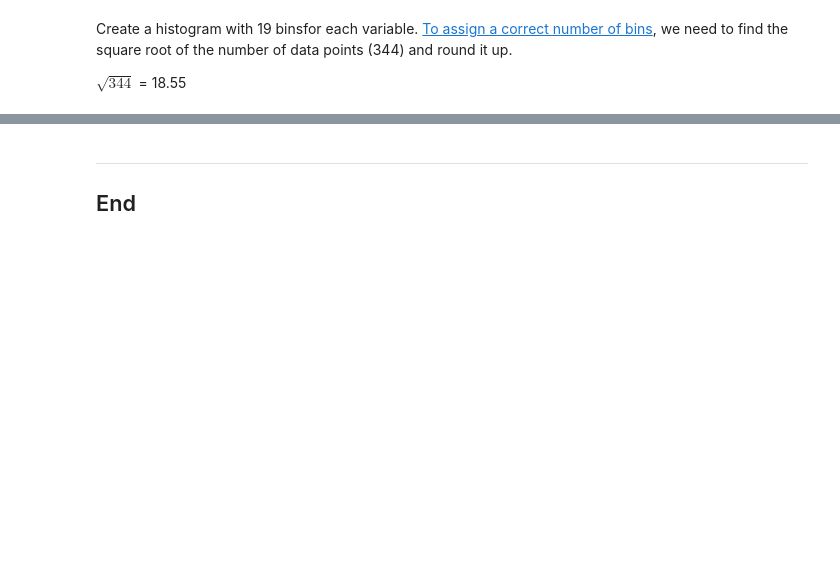
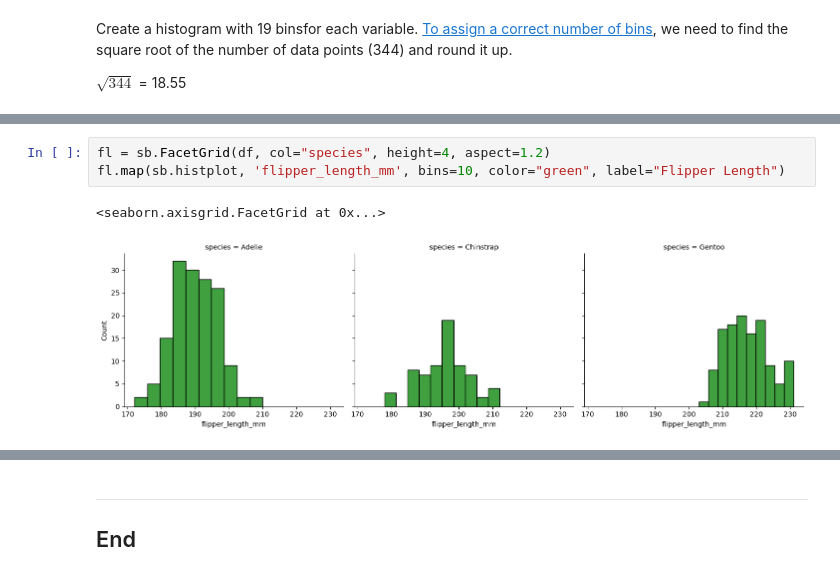
Before and after one commit to Kevin002023/FODA, a Jupyter notebook: tasks.ipynb, the cells around one changed output, grey strips where cells are left out. Cells and saved outputs as stored; diff of their text form; blank space fills up the shorter version.

```diff
--- a/tasks.ipynb
+++ b/tasks.ipynb
@@ -237,0 +304,6 @@ the distribution of the continuous variables doesn't fit a distribution. this co
+# %%
+fl = sb.FacetGrid(df, col="species", height=4, aspect=1.2)
+fl.map(sb.histplot, 'flipper_length_mm', bins=10, color="green", label="Flipper Length")
+# %% [output]
+<seaborn.axisgrid.FacetGrid at 0x...>
+[figure, added]
```
Also changed, not shown: parts of 20 cells of this notebook.
